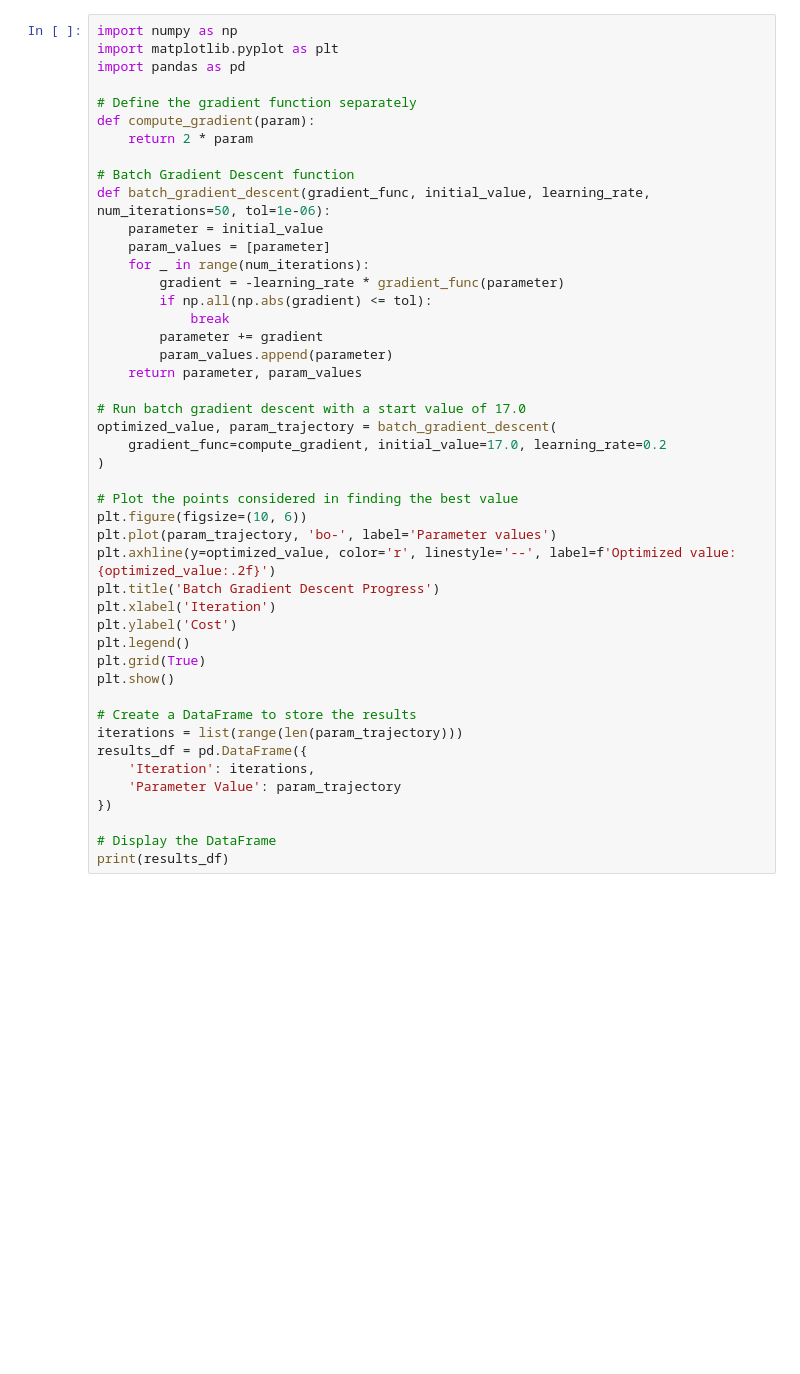
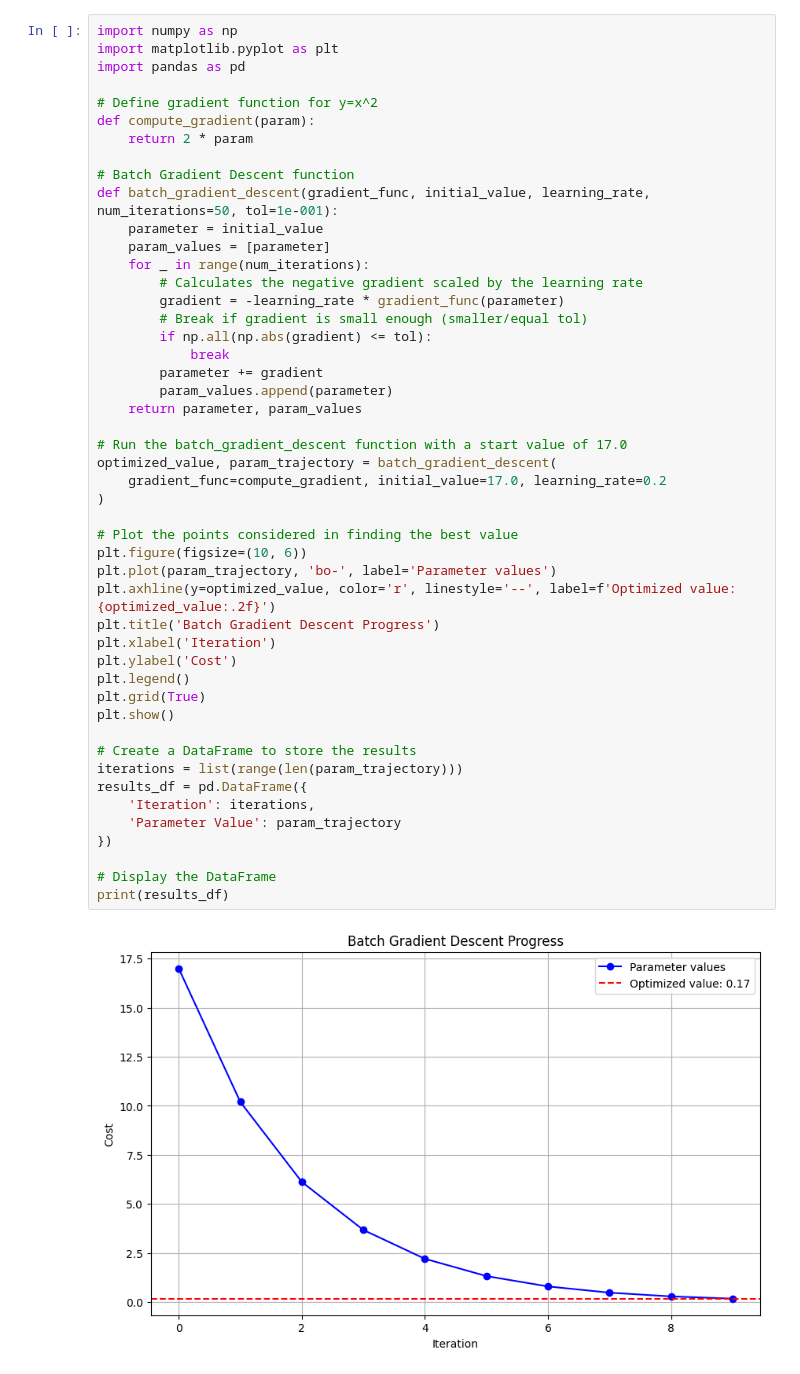
Before and after one commit to dietmarja/LLM-Elements, a Jupyter notebook: optimization/batch_gradient_descent.ipynb, the cells around one changed output. Saved outputs shown, nothing was run; the diff lists cells and outputs as text; blank space fills up the shorter version.

```diff
--- a/optimization/batch_gradient_descent.ipynb
+++ b/optimization/batch_gradient_descent.ipynb
@@ -5,44 +7,48 @@ import numpy as np
 import matplotlib.pyplot as plt
 import pandas as pd
 
-# Define the gradient function separately
+# Define gradient function for y=x^2
 def compute_gradient(param):
     return 2 * param
 
 # Batch Gradient Descent function
-def batch_gradient_descent(gradient_func, initial_value, learning_rate, num_iterations=50, tol=1e-06):
+def batch_gradient_descent(gradient_func, initial_value, learning_rate, num_iterations=50, tol=1e-001):
     parameter = initial_value
     param_values = [parameter]
     for _ in range(num_iterations):
+        # Calculates the negative gradient scaled by the learning rate
         gradient = -learning_rate * gradient_func(parameter)
+        # Break if gradient is small enough (smaller/equal tol)
         if np.all(np.abs(gradient) <= tol):
             break
         parameter += gradient
         param_values.append(parameter)
     return parameter, param_values
 
-# Run batch gradient descent with a start value of 17.0
+# Run the batch_gradient_descent function with a start value of 17.0
 optimized_value, param_trajectory = batch_gradient_descent(
     gradient_func=compute_gradient, initial_value=17.0, learning_rate=0.2
 )
 
 # Plot the points considered in finding the best value
 plt.figure(figsize=(10, 6))
 plt.plot(param_trajectory, 'bo-', label='Parameter values')
 plt.axhline(y=optimized_value, color='r', linestyle='--', label=f'Optimized value: {optimized_value:.2f}')
 plt.title('Batch Gradient Descent Progress')
 plt.xlabel('Iteration')
 plt.ylabel('Cost')
 plt.legend()
 plt.grid(True)
 plt.show()
 
 # Create a DataFrame to store the results
 iterations = list(range(len(param_trajectory)))
 results_df = pd.DataFrame({
     'Iteration': iterations,
     'Parameter Value': param_trajectory
 })
 
 # Display the DataFrame
 print(results_df)
+# %% [output]
+[figure, added]
```
Also changed, not shown: parts of 3 cells of this notebook.
